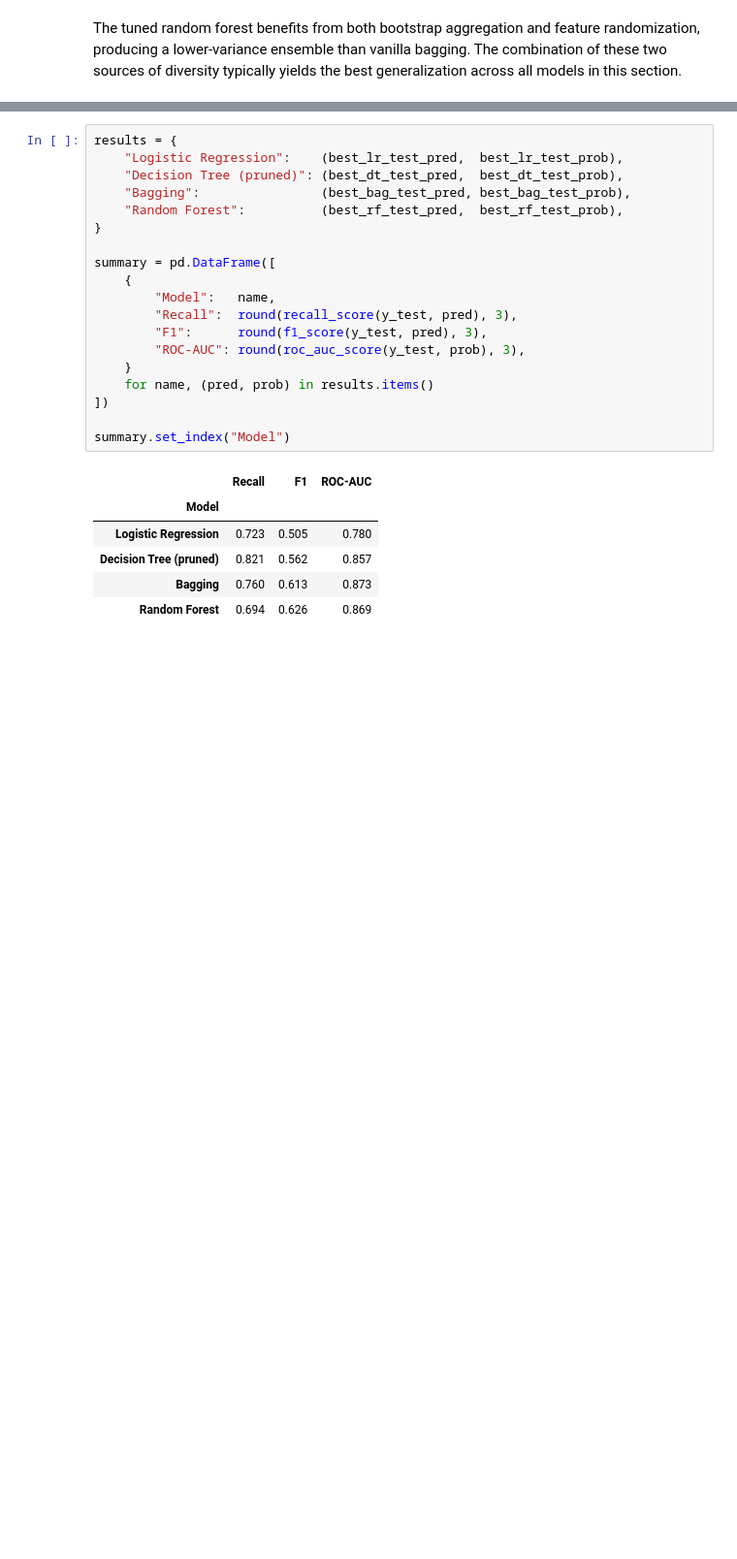
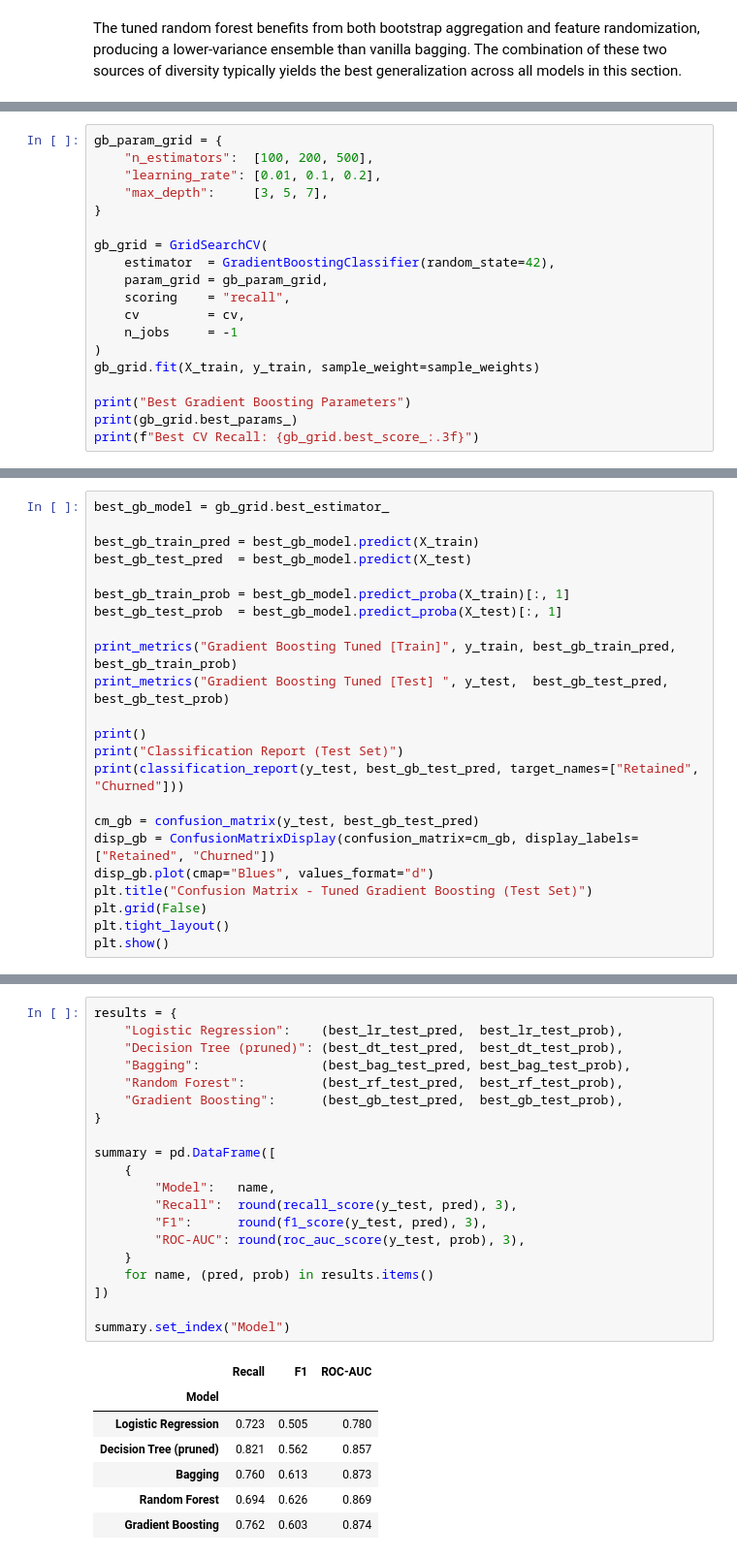
Before and after one commit to karanchampaneri/churn-project-mse446, a Jupyter notebook: notebook.ipynb, the cells around one changed output, grey strips where cells are left out. Shown at 97% size. Saved outputs shown, nothing was run; the diff lists cells and outputs as text; blank space fills up the shorter version.

Commit message:
adding gradient boosting section to notebook

```diff
--- a/notebook.ipynb
+++ b/notebook.ipynb
@@ -765,0 +796,19 @@ The tuned random forest benefits from both bootstrap aggregation and feature ran
+# %%
+gb_param_grid = {
+    "n_estimators":  [100, 200, 500],
+    "learning_rate": [0.01, 0.1, 0.2],
+    "max_depth":     [3, 5, 7],
+}
+
+gb_grid = GridSearchCV(
+    estimator  = GradientBoostingClassifier(random_state=42),
+    param_grid = gb_param_grid,
+    scoring    = "recall",
+    cv         = cv,
+    n_jobs     = -1
+)
+gb_grid.fit(X_train, y_train, sample_weight=sample_weights)
+
+print("Best Gradient Boosting Parameters")
+print(gb_grid.best_params_)
+print(f"Best CV Recall: {gb_grid.best_score_:.3f}")
@@ -765,0 +819,23 @@ The tuned random forest benefits from both bootstrap aggregation and feature ran
+# %%
+best_gb_model = gb_grid.best_estimator_
+
+best_gb_train_pred = best_gb_model.predict(X_train)
+best_gb_test_pred  = best_gb_model.predict(X_test)
+
+best_gb_train_prob = best_gb_model.predict_proba(X_train)[:, 1]
+best_gb_test_prob  = best_gb_model.predict_proba(X_test)[:, 1]
+
+print_metrics("Gradient Boosting Tuned [Train]", y_train, best_gb_train_pred, best_gb_train_prob)
+print_metrics("Gradient Boosting Tuned [Test] ", y_test,  best_gb_test_pred,  best_gb_test_prob)
+
+print()
+print("Classification Report (Test Set)")
+print(classification_report(y_test, best_gb_test_pred, target_names=["Retained", "Churned"]))
+
+cm_gb = confusion_matrix(y_test, best_gb_test_pred)
+disp_gb = ConfusionMatrixDisplay(confusion_matrix=cm_gb, display_labels=["Retained", "Churned"])
+disp_gb.plot(cmap="Blues", values_format="d")
+plt.title("Confusion Matrix - Tuned Gradient Boosting (Test Set)")
+plt.grid(False)
+plt.tight_layout()
+plt.show()
@@ -768,29 +866,31 @@ The tuned random forest benefits from both bootstrap aggregation and feature ran
 # %%
 results = {
     "Logistic Regression":    (best_lr_test_pred,  best_lr_test_prob),
     "Decision Tree (pruned)": (best_dt_test_pred,  best_dt_test_prob),
     "Bagging":                (best_bag_test_pred, best_bag_test_prob),
     "Random Forest":          (best_rf_test_pred,  best_rf_test_prob),
+    "Gradient Boosting":      (best_gb_test_pred,  best_gb_test_prob),
 }
 
 summary = pd.DataFrame([
     {
         "Model":   name,
         "Recall":  round(recall_score(y_test, pred), 3),
         "F1":      round(f1_score(y_test, pred), 3),
         "ROC-AUC": round(roc_auc_score(y_test, prob), 3),
     }
     for name, (pred, prob) in results.items()
 ])
 
 summary.set_index("Model")
 # %% [output]
 |  | Recall | F1 | ROC-AUC |
 | Model |  |  |  |
 | Logistic Regression | 0.723 | 0.505 | 0.780 |
 | Decision Tree (pruned) | 0.821 | 0.562 | 0.857 |
 | Bagging | 0.760 | 0.613 | 0.873 |
 | Random Forest | 0.694 | 0.626 | 0.869 |
+| Gradient Boosting | 0.762 | 0.603 | 0.874 |
 # %% [markdown]
 **Logistic Regression** establishes a linear baseline. It achieves reasonable recall with  but is limited by the assumption of a linear decision boundary — churn patterns in this dataset are non-linear.
 
```
Also changed, not shown: parts of 9 cells of this notebook.
